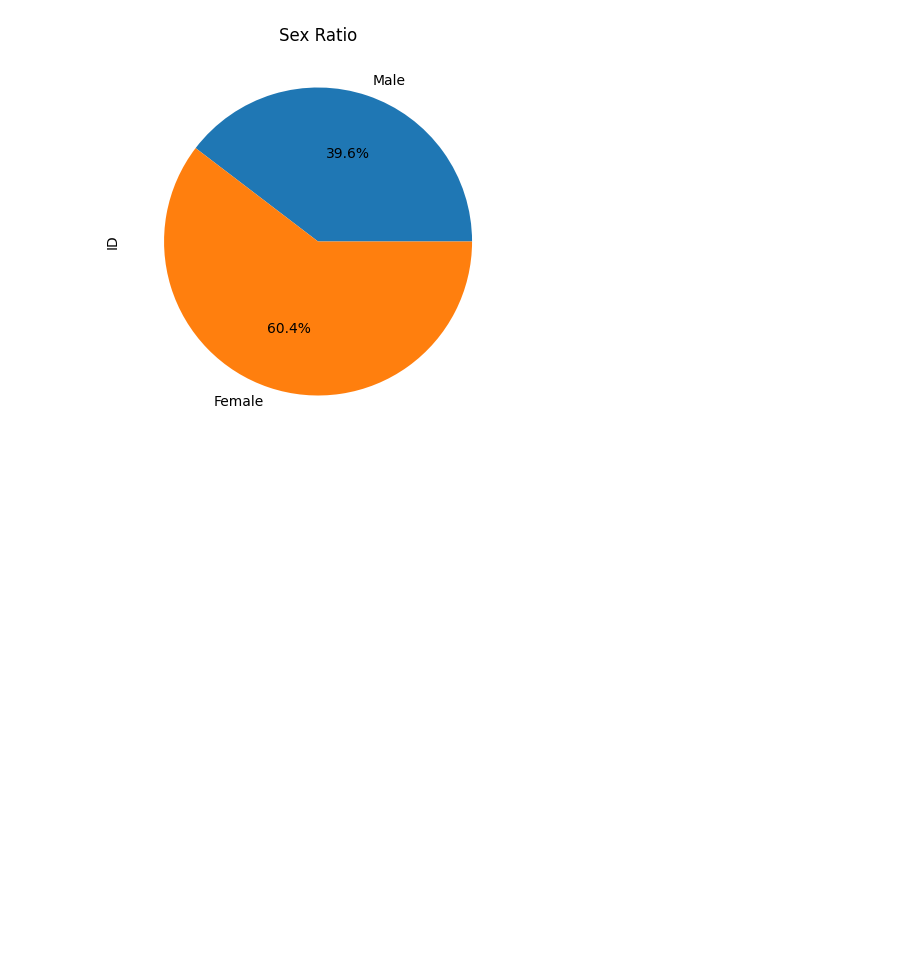
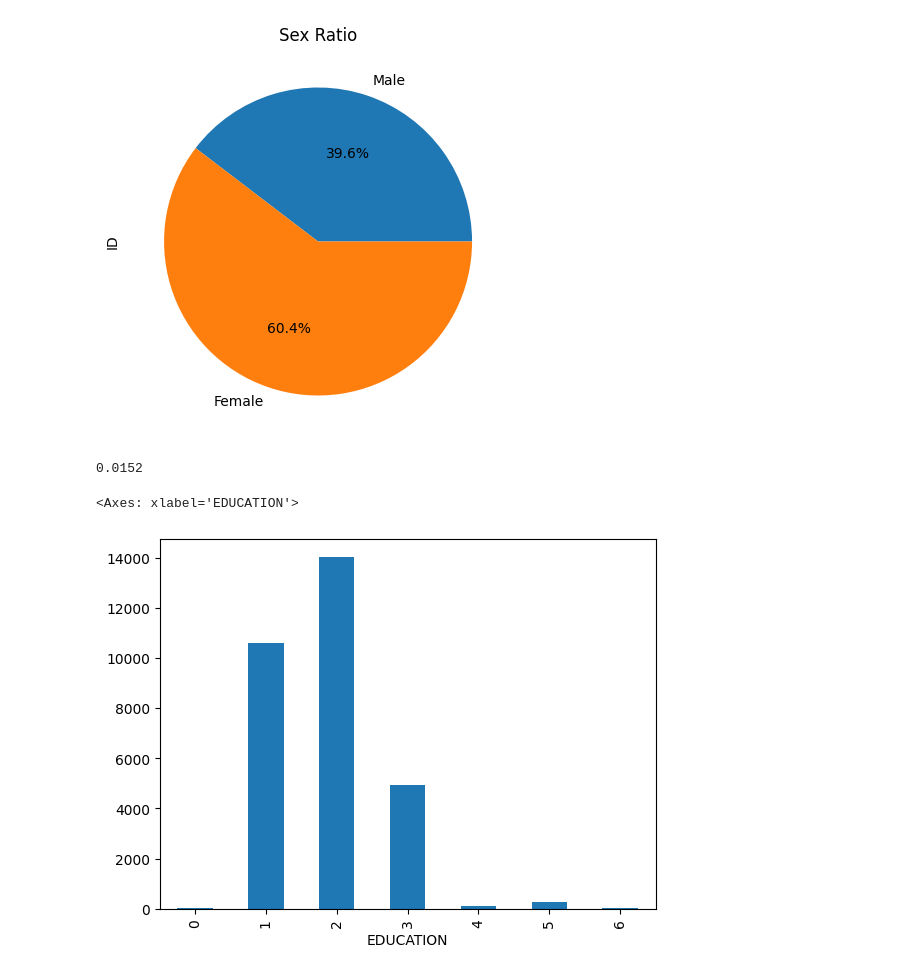
Before and after one commit to actlyong/DataScience, a Jupyter notebook: credit_scoring_model/credit_scoring_model.ipynb, the cells around one changed output. Drawn from its saved outputs; the diff is of its cells as text; code cells hidden in the pictures; blank space fills up the shorter version.

```diff
--- a/credit_scoring_model/credit_scoring_model.ipynb
+++ b/credit_scoring_model/credit_scoring_model.ipynb
@@ -131,3 +131,17 @@ sex \
 # %% [output]
 <Axes: title={'center': 'Sex Ratio'}, ylabel='ID'>
 [figure]
+# %%
+456/30000 # ~1%
+# %% [output]
+0.0152
+# %%
+education=df.groupby('EDUCATION').count()['ID'] # 1=graduate school, 2=university, 3=high school, 4=others, 5=unknown, 6=unknown
+# What we do with 0,4,5,6?
+# We will be dropping 14+123+280+51=456 rows
+#education=education.drop([0,4,5,6])}
+#First let see the distribution of education
+education.plot(kind='bar')
+# %% [output]
+<Axes: xlabel='EDUCATION'>
+[figure, added]
```
Also changed, not shown: parts of 10 cells of this notebook.
